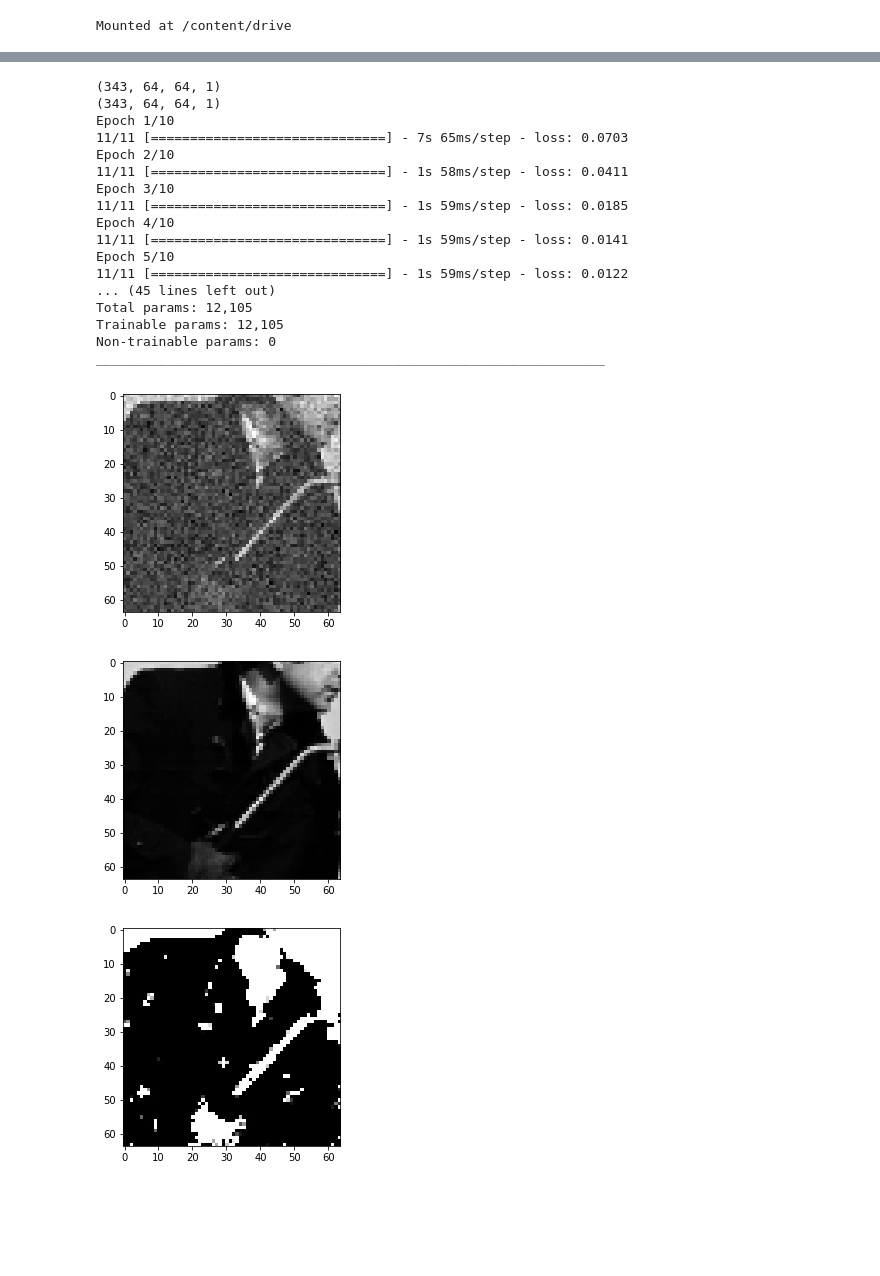
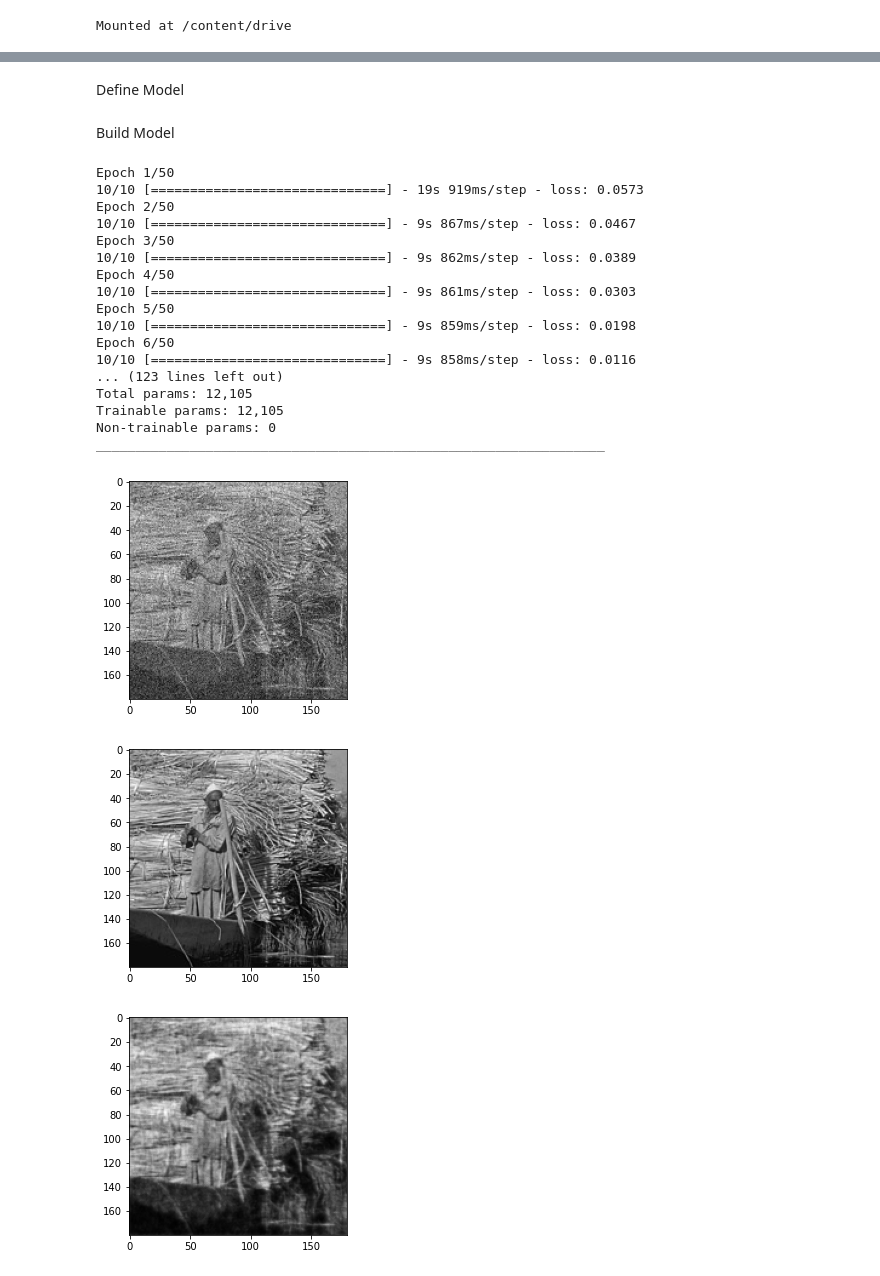
Before and after one commit to ManeeshGuptaNvss/Deep_Boosting_for_Image_Denoising, a Jupyter notebook: Deep_boosting.ipynb, the cells around one changed output, grey strips where cells are left out. Cells and saved outputs as stored; diff of their text form; code cells hidden in the pictures; blank space fills up the shorter version.

Commit message:
Changed Dataset to train400

```diff
--- a/Deep_boosting.ipynb
+++ b/Deep_boosting.ipynb
@@ -65,0 +51,11 @@ print(traing.shape)
+# %%
+from sklearn.model_selection import train_test_split
+
+data, datag = preprocess_data()
+
+data = np.expand_dims(data,axis=-1)
+datag = np.expand_dims(datag,axis=-1)
+
+traing, testg, train, test =  train_test_split(datag, data, test_size=0.25, shuffle=True)
+
+print(train.shape,traing.shape, test.shape, testg.shape)
@@ -66,3 +72,5 @@ print(traing.shape)
+# %% [markdown]
+Define Model
 # %%
 import tensorflow as tf
 # %%
@@ -109,20 +117,9 @@ class Reconstruction(tf.keras.Model):
   def call(self,input_tensor):
     b=self.conv_block_first(input_tensor)
     return b
+# %% [markdown]
+Build Model
 # %%
-temp = np.expand_dims(traing, axis=-1)
-
-temp = temp/255.0
-
-print(temp.shape)
-
-temp2 = np.expand_dims(train, axis=-1)
-
-temp2 = temp2/255.0
-
-print(temp2.shape)
-
-
 from keras.models import Sequential
 
 model = Sequential()
@@ -142,43 +139,44 @@ model.add(Reconstruction())
 
 model.compile(loss='mse')
 
-results = model.fit(temp, temp2, epochs=10, verbose=1)
+
+results = model.fit(traing, train, epochs=50, verbose=1)
 
 model.summary()
 # %% [output]
-(343, 64, 64, 1)
-(343, 64, 64, 1)
-Epoch 1/10
-11/11 [==============================] - 7s 65ms/step - loss: 0.0703
-Epoch 2/10
-11/11 [==============================] - 1s 58ms/step - loss: 0.0411
-Epoch 3/10
-11/11 [==============================] - 1s 59ms/step - loss: 0.0185
-Epoch 4/10
-11/11 [==============================] - 1s 59ms/step - loss: 0.0141
-Epoch 5/10
-11/11 [==============================] - 1s 59ms/step - loss: 0.0122
-... (45 lines left out)
+Epoch 1/50
+10/10 [==============================] - 19s 919ms/step - loss: 0.0573
+Epoch 2/50
+10/10 [==============================] - 9s 867ms/step - loss: 0.0467
+Epoch 3/50
+10/10 [==============================] - 9s 862ms/step - loss: 0.0389
+Epoch 4/50
+10/10 [==============================] - 9s 861ms/step - loss: 0.0303
+Epoch 5/50
+10/10 [==============================] - 9s 859ms/step - loss: 0.0198
+Epoch 6/50
+10/10 [==============================] - 9s 858ms/step - loss: 0.0116
+... (123 lines left out)
 Total params: 12,105
 Trainable params: 12,105
 Non-trainable params: 0
 _________________________________________________________________
 # %%
-plt.imshow(traing[16],cmap='gray')
+plt.imshow(np.squeeze(testg[20],(-1)),cmap='gray')
 plt.show()
 
-plt.imshow(train[16],cmap='gray')
+plt.imshow(np.squeeze(test[20],(-1)),cmap='gray')
 plt.show()
 
-temp = np.expand_dims(traing[16],axis=(0,-1))
+temp = np.expand_dims(testg[20],axis=0)
 
 pred = model(temp)
 
 pred = np.squeeze(pred,(0,-1))
 
-plt.imshow(pred,cmap='gray')
+plt.imshow(pred*256,cmap='gray')
 plt.show()
 # %% [output]
-[figure, old version]
+[figure, new version]
-[figure, old version]
+[figure, new version]
-[figure, old version]
+[figure, new version]
```
Also changed, not shown: parts of 3 cells of this notebook.
